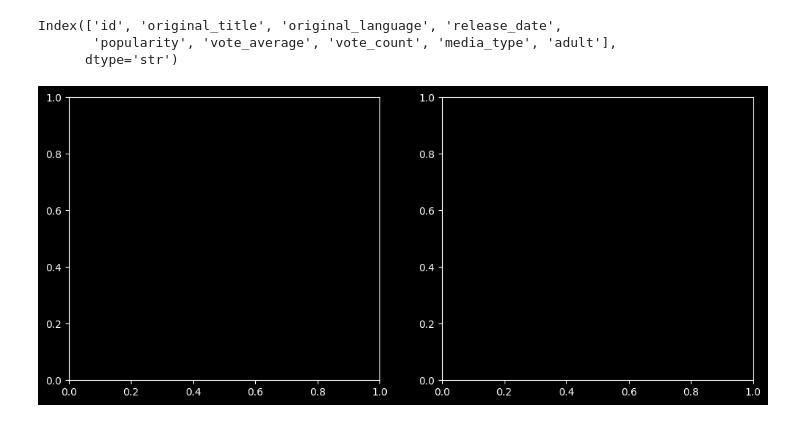
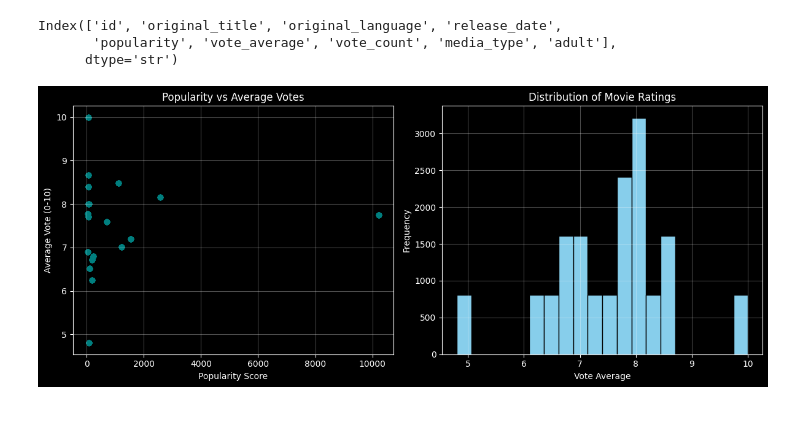
Before and after one commit to JaysonPra/Python-Practice, a Jupyter notebook: Visualization/charting.ipynb, the cells around one changed output. Saved outputs shown, nothing was run; the diff lists cells and outputs as text; code cells hidden in the pictures.

```diff
--- a/Visualization/charting.ipynb
+++ b/Visualization/charting.ipynb
@@ -14,5 +14,20 @@ Index(['id', 'original_title', 'original_language', 'release_date',
       dtype='str')
 # %%
 fig, axes = plt.subplots(1, 2, figsize=(12,5))
+
+axes[0].scatter(df["popularity"], df["vote_average"], alpha=0.5, color="teal")
+axes[0].set_title("Popularity vs Average Votes")
+axes[0].set_xlabel("Popularity Score")
+axes[0].set_ylabel("Average Vote (0-10)")
+axes[0].grid(True, alpha=0.3)
+
+axes[1].hist(df["vote_average"], bins=20, color="skyblue", edgecolor="black")
+axes[1].set_title("Distribution of Movie Ratings")
+axes[1].set_xlabel("Vote Average")
+axes[1].set_ylabel("Frequency")
+axes[1].grid(True, alpha=0.3)
+
+plt.tight_layout()
+plt.show()
 # %% [output]
-[figure, old version]
+[figure, new version]
```
Also changed, not shown: parts of 1 cell of this notebook.
